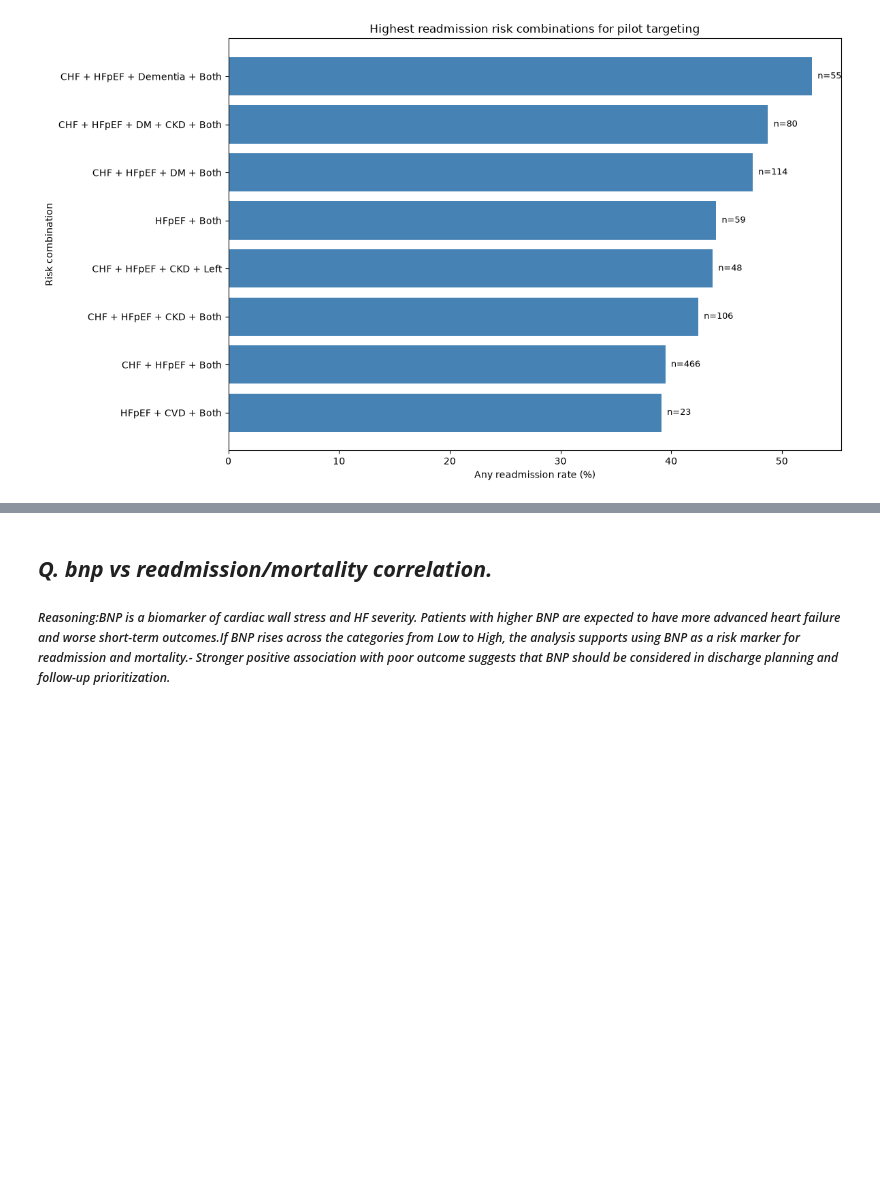
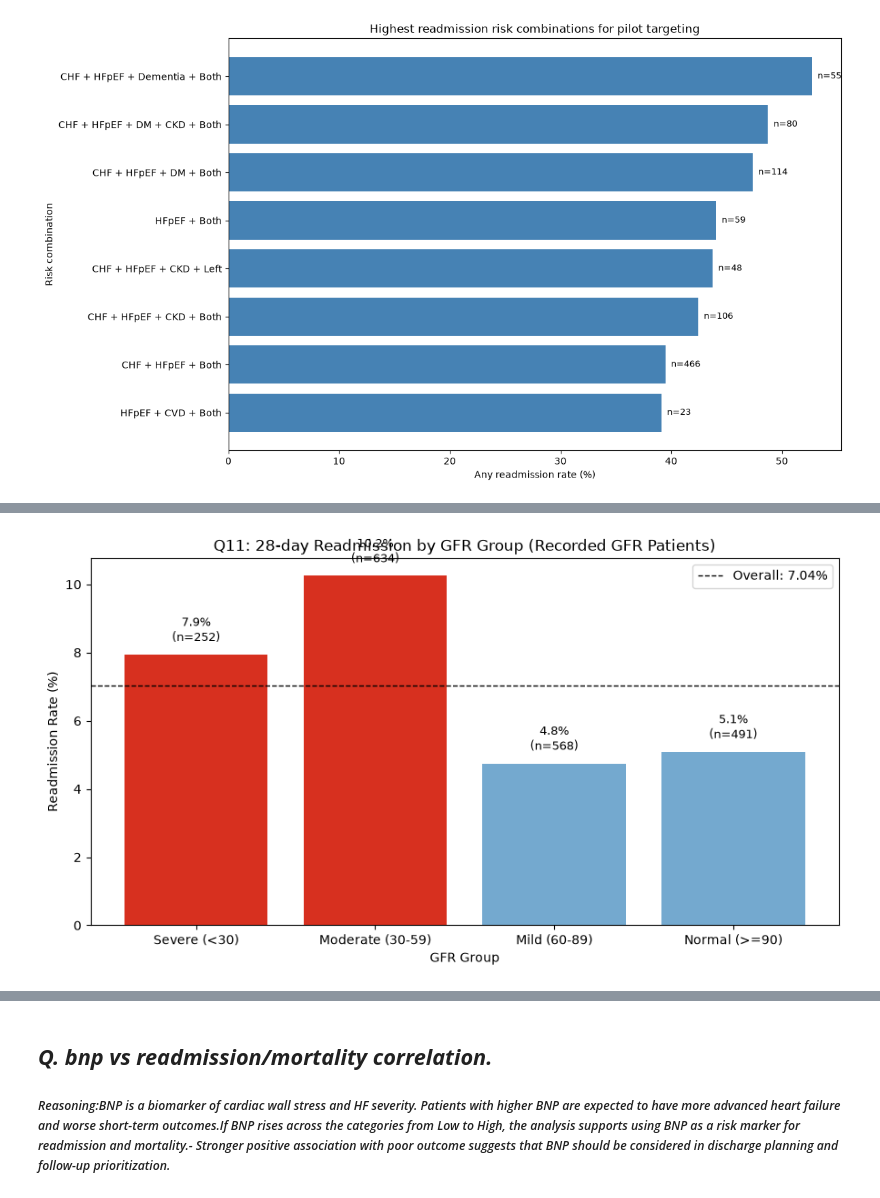
Before and after one commit to Yasasmini/Team3_PyCoders_PythonHackathon_SEP2026, a Jupyter notebook: Team3_PyCoders_Category3.Prescriptive.ipynb, the cells around one changed output, grey strips where cells are left out. Cells and saved outputs as stored; diff of their text form; code cells hidden in the pictures; blank space fills up the shorter version.

Commit message:
added prescriptive analysis

```diff
--- a/Team3_PyCoders_Category3.Prescriptive.ipynb
+++ b/Team3_PyCoders_Category3.Prescriptive.ipynb
@@ -974,0 +980,86 @@ Pilot-ready combinations with highest readmission rates:
+# %%
+import pandas as pd
+import numpy as np
+import matplotlib.pyplot as plt
+
+# ---------- Load data ----------
+# Reuse df if already loaded; otherwise read from file
+if "df" not in globals():
+    df = pd.read_csv("cleaned_files/heart_failure_merged.csv")
+
+# ---------- Resolve columns ----------
+readmit_col = "readmission_28d" if "readmission_28d" in df.columns else (
+    "readmitted_within_28_days" if "readmitted_within_28_days" in df.columns else None
+)
+if readmit_col is None:
+    raise ValueError("Readmission column not found (readmission_28d / readmitted_within_28_days).")
+
+if "gfr" not in df.columns:
+    raise ValueError("gfr column not found.")
+
+# ---------- Helper ----------
+def to_bin(s: pd.Series) -> pd.Series:
+    num = pd.to_numeric(s, errors="coerce")
+    if num.notna().any():
+        return num.fillna(0).astype(int).clip(0, 1)
+    txt = s.astype("string").str.strip().str.lower()
+    return txt.isin(["1", "yes", "y", "true"]).astype(int)
+
+# ---------- Main logic (readmitted patients focus) ----------
+work = df.copy()
+work["gfr"] = pd.to_numeric(work["gfr"], errors="coerce")
+work["readmit_28d_bin"] = to_bin(work[readmit_col])
+
+# Keep only patients with recorded GFR
+sub = work[work["gfr"].notna()].copy()
+
+# Clinical GFR groups
+bins = [-np.inf, 30, 60, 90, np.inf]
+labels = ["Severe (<30)", "Moderate (30-59)", "Mild (60-89)", "Normal (>=90)"]
+sub["gfr_group"] = pd.cut(sub["gfr"], bins=bins, labels=labels, right=False)
+
+# Group performance
+grp = (
+    sub.groupby("gfr_group", dropna=False)["readmit_28d_bin"]
+    .agg(readmit_rate="mean", readmitted_patients="sum", total_patients="count")
+    .reset_index()
+)
+
+grp["readmit_rate_pct"] = (grp["readmit_rate"] * 100).round(2)
+overall_rate_pct = round(sub["readmit_28d_bin"].mean() * 100, 2)
+
+# Prescriptive flag: review renal process if group rate is above overall
+grp["review_renal_followup"] = np.where(
+    grp["readmit_rate_pct"] > overall_rate_pct, "YES", "NO"
+)
+
+# Suggested action per group
+grp["prescriptive_action"] = np.where(
+    grp["review_renal_followup"] == "YES",
+    "Strengthen renal follow-up: 72h lab check, med review, early clinic call",
+    "Standard discharge follow-up"
+)
+
+print("Q11 Prescriptive Summary (Recorded GFR only)")
+print(f"Overall 28-day readmission rate: {overall_rate_pct}%\n")
+display(grp[["gfr_group", "total_patients", "readmitted_patients", "readmit_rate_pct", "review_renal_followup", "prescriptive_action"]])
+
+# ---------- Simple chart ----------
+plot_df = grp.copy()
+plot_df["color"] = np.where(plot_df["review_renal_followup"] == "YES", "#d7301f", "#74a9cf")
+
+plt.figure(figsize=(9, 5))
+bars = plt.bar(plot_df["gfr_group"].astype(str), plot_df["readmit_rate_pct"], color=plot_df["color"])
+plt.axhline(overall_rate_pct, linestyle="--", color="black", linewidth=1, label=f"Overall: {overall_rate_pct}%")
+
+for i, r in plot_df.iterrows():
+    plt.text(i, r["readmit_rate_pct"] + 0.4, f"{r['readmit_rate_pct']:.1f}%\n(n={int(r['total_patients'])})",
+             ha="center", fontsize=9)
+
+plt.title("Q11: 28-day Readmission by GFR Group (Recorded GFR Patients)")
+plt.xlabel("GFR Group")
+plt.ylabel("Readmission Rate (%)")
+plt.legend()
+plt.tight_layout()
+plt.show()
+# %% [output]
@@ -974,0 +1073 @@ Pilot-ready combinations with highest readmission rates:
+[figure, added]
```
Also changed, not shown: parts of 20 cells of this notebook.
